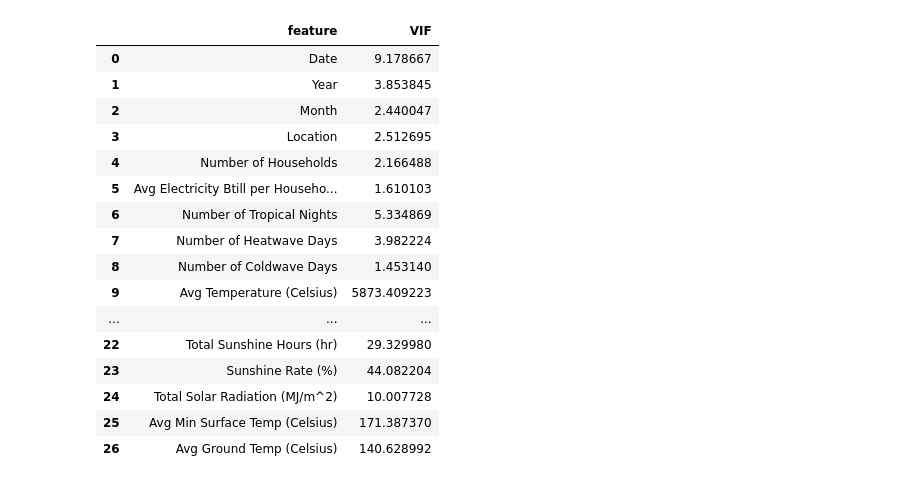
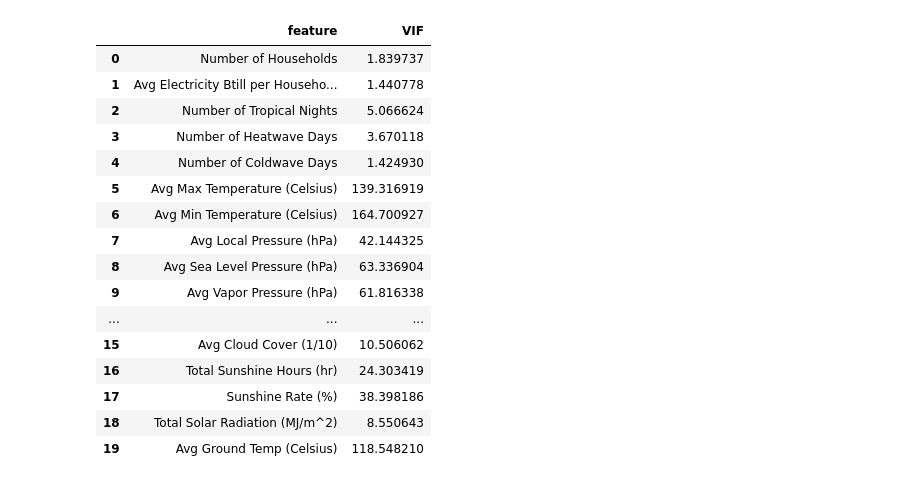
Before and after one commit to somnio-kimm/electricity_consumption_prediction, a Jupyter notebook: test.ipynb, the cells around one changed output. Cells and saved outputs as stored; diff of their text form; code cells hidden in the pictures.

Commit message:
more eda and feature selection

```diff
--- a/test.ipynb
+++ b/test.ipynb
@@ -101,13 +94,3 @@ df_merged = df_merged.drop(columns=['Date'])
-# %%
-# Data split for features and target
-X = df_merged.drop(columns=['Avg Power Consumption per Household (kWh)', 'Year', 'Month', 'Location'])
-y = df_merged['Avg Power Consumption per Household (kWh)']
-# %%
-# Grab column names of each data type
-numerical_cols = X.select_dtypes(include=['number']).columns
-categorical_cols = X.select_dtypes(include=['object', 'category']).columns
-datetime_cols = X.select_dtypes(include=['datetime']).columns
-target_col = y.name
 # %%
 # Data split for train and test set
 X_train, X_test, y_train, y_test = train_test_split(X, y, test_size=0.2, random_state=42)
@@ -122,37 +105,31 @@ for col in categorical_cols:
 scaler=StandardScaler()
 X_train[numerical_cols]=scaler.fit_transform(X_train[numerical_cols])
 X_test[numerical_cols]=scaler.transform(X_test[numerical_cols])
-# %%
-# Check multicolinearity using VIF on training data
-df_vif = pd.DataFrame()
-df_vif['feature'] = X_train.columns
-df_vif['VIF'] = [variance_inflation_factor(X_train, i) for i in range(X_train.shape[1])]
-df_vif
-# %% [output]
-|  | feature | VIF |
-| 0 | Date | 9.178667 |
-| 1 | Year | 3.853845 |
-| 2 | Month | 2.440047 |
-| 3 | Location | 2.512695 |
-| 4 | Number of Households | 2.166488 |
-| 5 | Avg Electricity Btill per Househo... | 1.610103 |
-| 6 | Number of Tropical Nights | 5.334869 |
-| 7 | Number of Heatwave Days | 3.982224 |
-| 8 | Number of Coldwave Days | 1.453140 |
-| 9 | Avg Temperature (Celsius) | 5873.409223 |
-| ... | ... | ... |
-| 22 | Total Sunshine Hours (hr) | 29.329980 |
-| 23 | Sunshine Rate (%) | 44.082204 |
-| 24 | Total Solar Radiation (MJ/m^2) | 10.007728 |
-| 25 | Avg Min Surface Temp (Celsius) | 171.387370 |
-| 26 | Avg Ground Temp (Celsius) | 140.628992 |
 # %%
-# Drop columns w/ high VIF
-X_train_vif = X_train.drop(columns=['Year', 'Month', 'Location', 'Avg Max Temperature (Celsius)', 'Avg Min Temperature (Celsius)', 'Avg Sea Level Pressure (hPa)', 'Avg Vapor Pressure (hPa)', 'Avg Dew Point Temp (Celsius)', 'Max Wind Speed (m/s)', 'Total Sunshine Hours (hr)', 'Total Solar Radiation (MJ/m^2)', 'Avg Min Surface Temp (Celsius)', 'Avg Ground Temp (Celsius)'])
-X_test_vif = X_test.drop(columns=['Year', 'Month', 'Location', 'Avg Max Temperature (Celsius)', 'Avg Min Temperature (Celsius)', 'Avg Sea Level Pressure (hPa)', 'Avg Vapor Pressure (hPa)', 'Avg Dew Point Temp (Celsius)', 'Max Wind Speed (m/s)', 'Total Sunshine Hours (hr)', 'Total Solar Radiation (MJ/m^2)', 'Avg Min Surface Temp (Celsius)', 'Avg Ground Temp (Celsius)'])
+#Drop columns w/ high VIF
+X_train_vif = X_train.drop(columns=['Avg Temperature (Celsius)', 'Avg Dew Point Temp (Celsius)', 'Avg Min Surface Temp (Celsius)'])
+X_test_vif = X_test.drop(columns=['Avg Temperature (Celsius)', 'Avg Dew Point Temp (Celsius)', 'Avg Min Surface Temp (Celsius)'])
 
 # Re-check multicolinearity
 df_vif_removed = pd.DataFrame()
 df_vif_removed['feature'] = X_train_vif.columns
 df_vif_removed['VIF'] = [variance_inflation_factor(X_train_vif, i) for i in range(X_train_vif.shape[1])]
 df_vif_removed
+# %% [output]
+|  | feature | VIF |
+| 0 | Number of Households | 1.839737 |
+| 1 | Avg Electricity Btill per Househo... | 1.440778 |
+| 2 | Number of Tropical Nights | 5.066624 |
+| 3 | Number of Heatwave Days | 3.670118 |
+| 4 | Number of Coldwave Days | 1.424930 |
+| 5 | Avg Max Temperature (Celsius) | 139.316919 |
+| 6 | Avg Min Temperature (Celsius) | 164.700927 |
+| 7 | Avg Local Pressure (hPa) | 42.144325 |
+| 8 | Avg Sea Level Pressure (hPa) | 63.336904 |
+| 9 | Avg Vapor Pressure (hPa) | 61.816338 |
+| ... | ... | ... |
+| 15 | Avg Cloud Cover (1/10) | 10.506062 |
+| 16 | Total Sunshine Hours (hr) | 24.303419 |
+| 17 | Sunshine Rate (%) | 38.398186 |
+| 18 | Total Solar Radiation (MJ/m^2) | 8.550643 |
+| 19 | Avg Ground Temp (Celsius) | 118.548210 |
```
Also changed, not shown: parts of 3 cells of this notebook, 2 other files.
